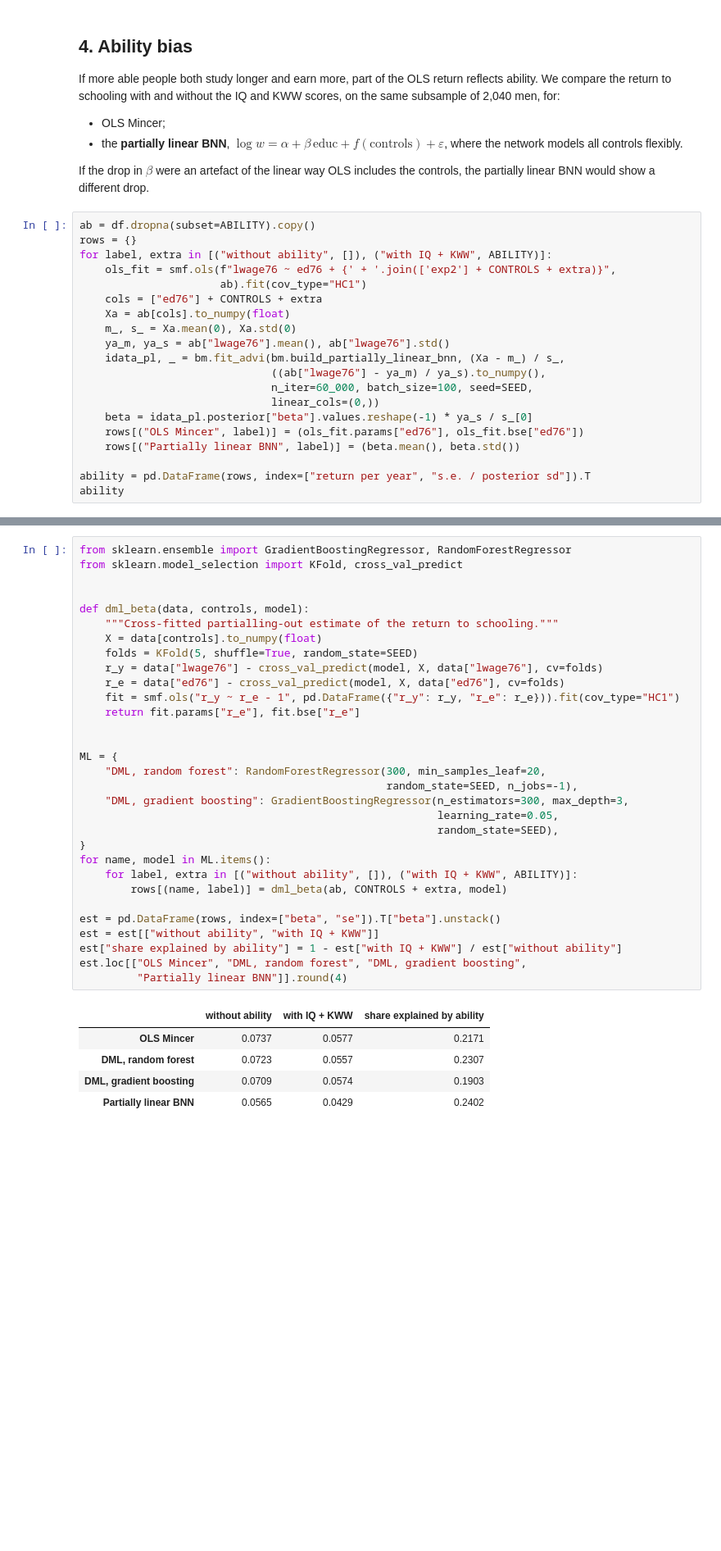
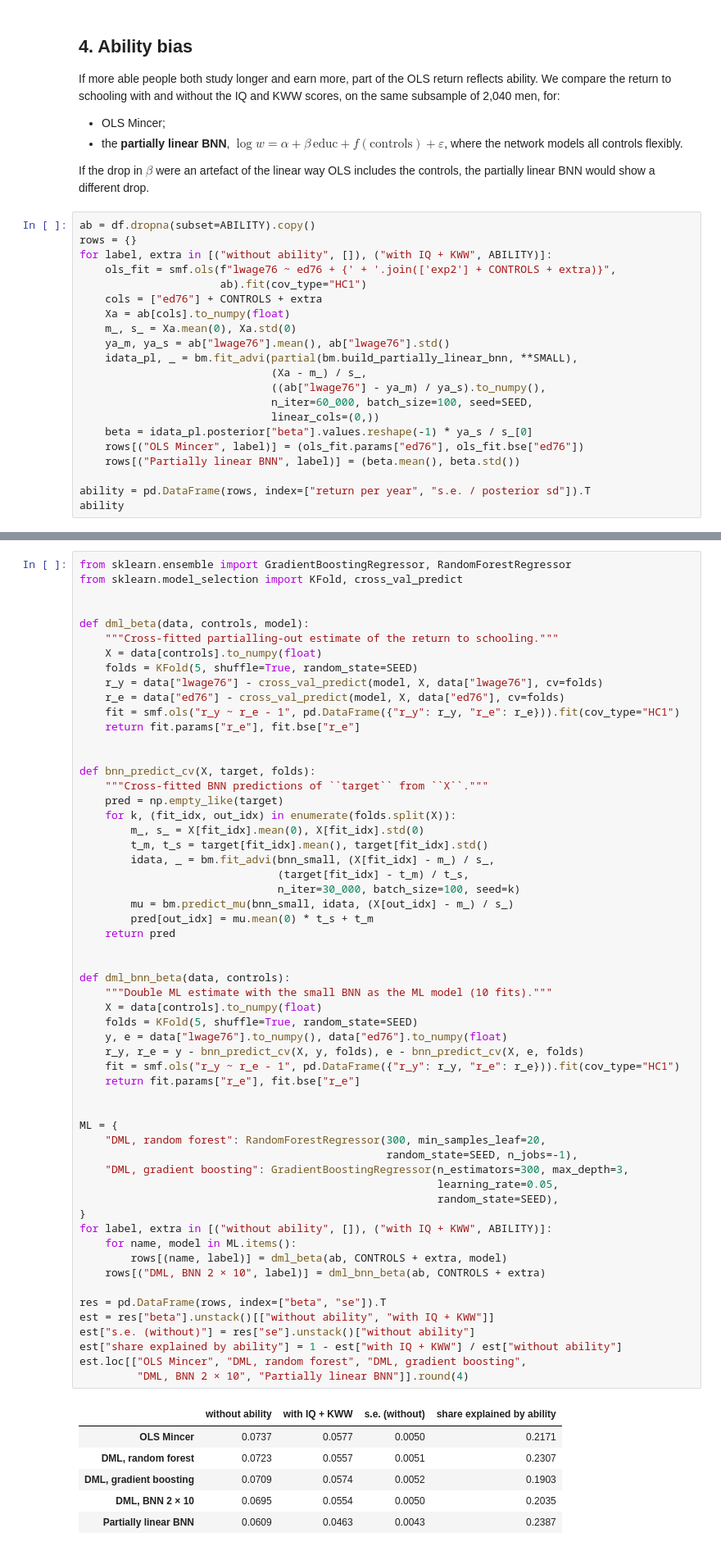
Before and after one commit to davide-ario/BNN, a Jupyter notebook: BNN_returns_to_education_card.ipynb, the cells around one changed output, grey strips where cells are left out. Shown at 82% size. Cells and saved outputs as stored; diff of their text form; blank space fills up the shorter version.

```diff
--- a/BNN_returns_to_education_card.ipynb
+++ b/BNN_returns_to_education_card.ipynb
@@ -273,7 +313,8 @@ for label, extra in [("without ability", []), ("with IQ + KWW", ABILITY)]:
     Xa = ab[cols].to_numpy(float)
     m_, s_ = Xa.mean(0), Xa.std(0)
     ya_m, ya_s = ab["lwage76"].mean(), ab["lwage76"].std()
-    idata_pl, _ = bm.fit_advi(bm.build_partially_linear_bnn, (Xa - m_) / s_,
+    idata_pl, _ = bm.fit_advi(partial(bm.build_partially_linear_bnn, **SMALL),
+                              (Xa - m_) / s_,
                               ((ab["lwage76"] - ya_m) / ya_s).to_numpy(),
                               n_iter=60_000, batch_size=100, seed=SEED,
                               linear_cols=(0,))
@@ -305,40 +356,67 @@ gradient boosting as the ML models.
 # %%
 from sklearn.ensemble import GradientBoostingRegressor, RandomForestRegressor
 from sklearn.model_selection import KFold, cross_val_predict
 
 
 def dml_beta(data, controls, model):
     """Cross-fitted partialling-out estimate of the return to schooling."""
     X = data[controls].to_numpy(float)
     folds = KFold(5, shuffle=True, random_state=SEED)
     r_y = data["lwage76"] - cross_val_predict(model, X, data["lwage76"], cv=folds)
     r_e = data["ed76"] - cross_val_predict(model, X, data["ed76"], cv=folds)
     fit = smf.ols("r_y ~ r_e - 1", pd.DataFrame({"r_y": r_y, "r_e": r_e})).fit(cov_type="HC1")
     return fit.params["r_e"], fit.bse["r_e"]
 
 
+def bnn_predict_cv(X, target, folds):
+    """Cross-fitted BNN predictions of ``target`` from ``X``."""
+    pred = np.empty_like(target)
+    for k, (fit_idx, out_idx) in enumerate(folds.split(X)):
+        m_, s_ = X[fit_idx].mean(0), X[fit_idx].std(0)
+        t_m, t_s = target[fit_idx].mean(), target[fit_idx].std()
+        idata, _ = bm.fit_advi(bnn_small, (X[fit_idx] - m_) / s_,
+                               (target[fit_idx] - t_m) / t_s,
+                               n_iter=30_000, batch_size=100, seed=k)
+        mu = bm.predict_mu(bnn_small, idata, (X[out_idx] - m_) / s_)
+        pred[out_idx] = mu.mean(0) * t_s + t_m
+    return pred
+
+
+def dml_bnn_beta(data, controls):
+    """Double ML estimate with the small BNN as the ML model (10 fits)."""
+    X = data[controls].to_numpy(float)
+    folds = KFold(5, shuffle=True, random_state=SEED)
+    y, e = data["lwage76"].to_numpy(), data["ed76"].to_numpy(float)
+    r_y, r_e = y - bnn_predict_cv(X, y, folds), e - bnn_predict_cv(X, e, folds)
+    fit = smf.ols("r_y ~ r_e - 1", pd.DataFrame({"r_y": r_y, "r_e": r_e})).fit(cov_type="HC1")
+    return fit.params["r_e"], fit.bse["r_e"]
+
+
 ML = {
     "DML, random forest": RandomForestRegressor(300, min_samples_leaf=20,
                                                 random_state=SEED, n_jobs=-1),
     "DML, gradient boosting": GradientBoostingRegressor(n_estimators=300, max_depth=3,
                                                         learning_rate=0.05,
                                                         random_state=SEED),
 }
-for name, model in ML.items():
-    for label, extra in [("without ability", []), ("with IQ + KWW", ABILITY)]:
+for label, extra in [("without ability", []), ("with IQ + KWW", ABILITY)]:
+    for name, model in ML.items():
         rows[(name, label)] = dml_beta(ab, CONTROLS + extra, model)
+    rows[("DML, BNN 2 × 10", label)] = dml_bnn_beta(ab, CONTROLS + extra)
 
-est = pd.DataFrame(rows, index=["beta", "se"]).T["beta"].unstack()
-est = est[["without ability", "with IQ + KWW"]]
+res = pd.DataFrame(rows, index=["beta", "se"]).T
+est = res["beta"].unstack()[["without ability", "with IQ + KWW"]]
+est["s.e. (without)"] = res["se"].unstack()["without ability"]
 est["share explained by ability"] = 1 - est["with IQ + KWW"] / est["without ability"]
 est.loc[["OLS Mincer", "DML, random forest", "DML, gradient boosting",
-         "Partially linear BNN"]].round(4)
+         "DML, BNN 2 × 10", "Partially linear BNN"]].round(4)
 # %% [output]
-|  | without ability | with IQ + KWW | share explained by ability |
-| OLS Mincer | 0.0737 | 0.0577 | 0.2171 |
-| DML, random forest | 0.0723 | 0.0557 | 0.2307 |
-| DML, gradient boosting | 0.0709 | 0.0574 | 0.1903 |
-| Partially linear BNN | 0.0565 | 0.0429 | 0.2402 |
+|  | without ability | with IQ + KWW | s.e. (without) | share explained by ability |
+| OLS Mincer | 0.0737 | 0.0577 | 0.0050 | 0.2171 |
+| DML, random forest | 0.0723 | 0.0557 | 0.0051 | 0.2307 |
+| DML, gradient boosting | 0.0709 | 0.0574 | 0.0052 | 0.1903 |
+| DML, BNN 2 × 10 | 0.0695 | 0.0554 | 0.0050 | 0.2035 |
+| Partially linear BNN | 0.0609 | 0.0463 | 0.0043 | 0.2387 |
 # %% [markdown]
 ## 5. Robustness: nested BNN and run-to-run variation
 
```
Also changed, not shown: parts of 12 cells of this notebook, 1 other file.
